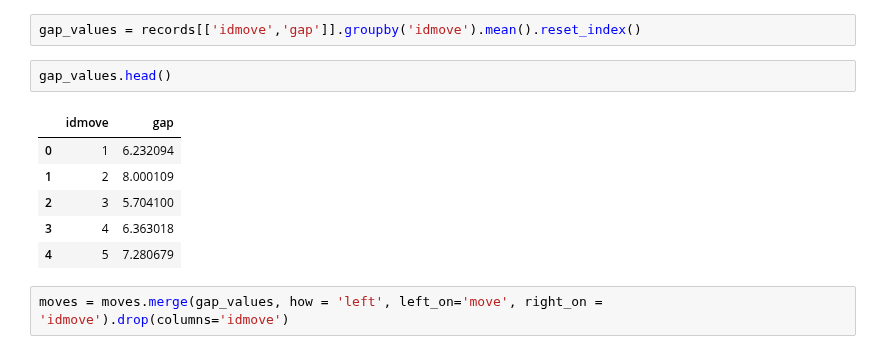
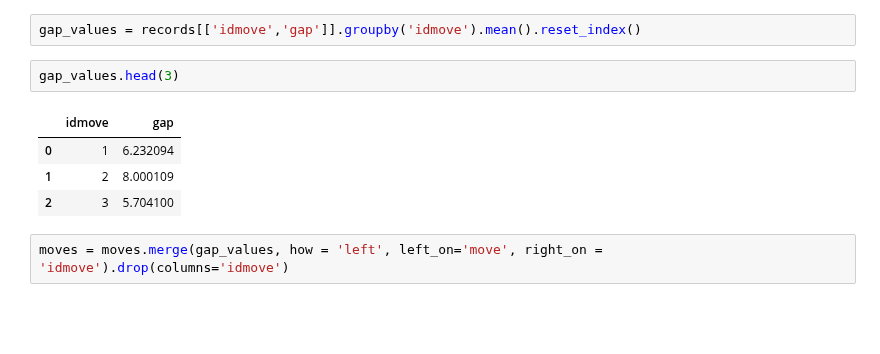
Before and after one commit to pausampietro/run_perfomance, a Jupyter notebook: 1. Data Ingestion, Cleaning, Export.ipynb, the cells around one changed output. Cells and saved outputs as stored; diff of their text form; blank space fills up the shorter version.

```diff
--- a/1. Data Ingestion, Cleaning, Export.ipynb
+++ b/1. Data Ingestion, Cleaning, Export.ipynb
@@ -381,14 +379,12 @@ moves['pace'] = moves.apply(lambda x: round(x['moving_time']/(x['distance']/1000
 # %%
 gap_values = records[['idmove','gap']].groupby('idmove').mean().reset_index()
 # %%
-gap_values.head()
+gap_values.head(3)
 # %% [output]
 |  | idmove | gap |
 | 0 | 1 | 6.232094 |
 | 1 | 2 | 8.000109 |
 | 2 | 3 | 5.704100 |
-| 3 | 4 | 6.363018 |
-| 4 | 5 | 7.280679 |
 # %%
 moves = moves.merge(gap_values, how = 'left', left_on='move', right_on = 'idmove').drop(columns='idmove')
 # %%
```
Also changed, not shown: parts of 5 cells of this notebook.
